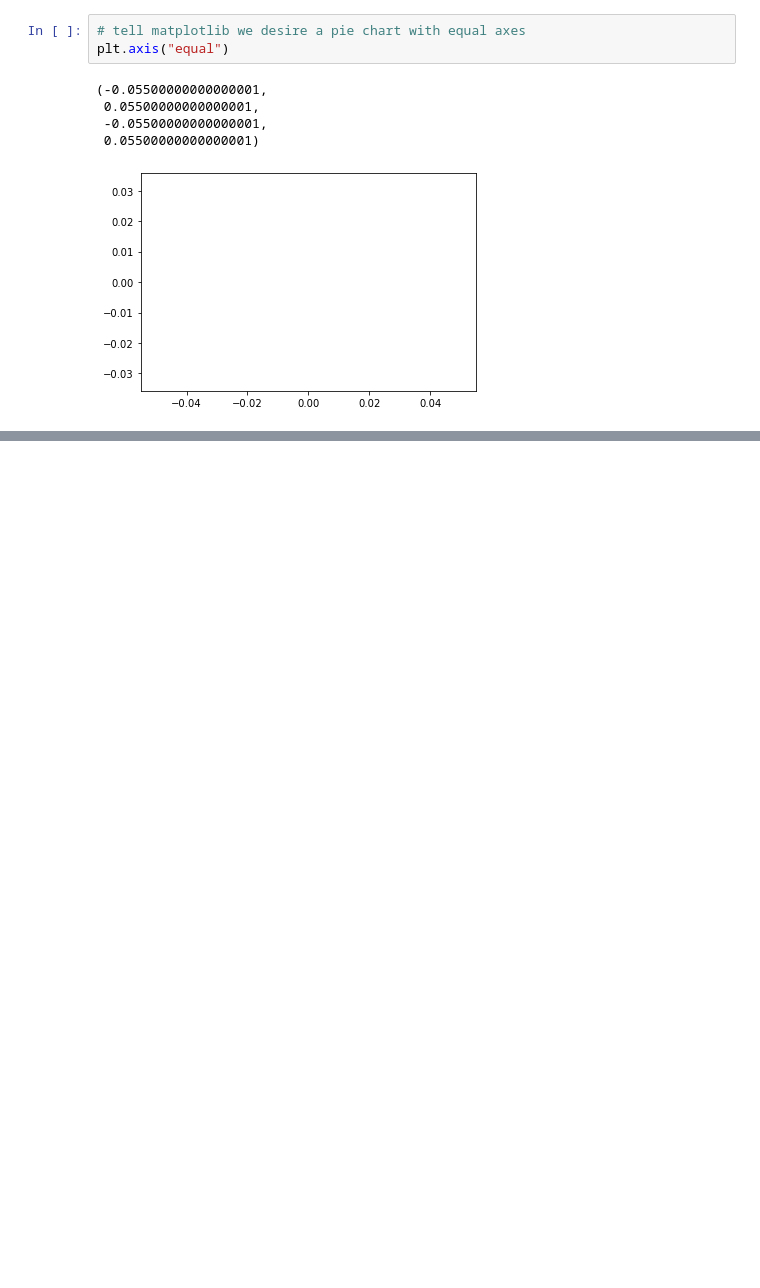
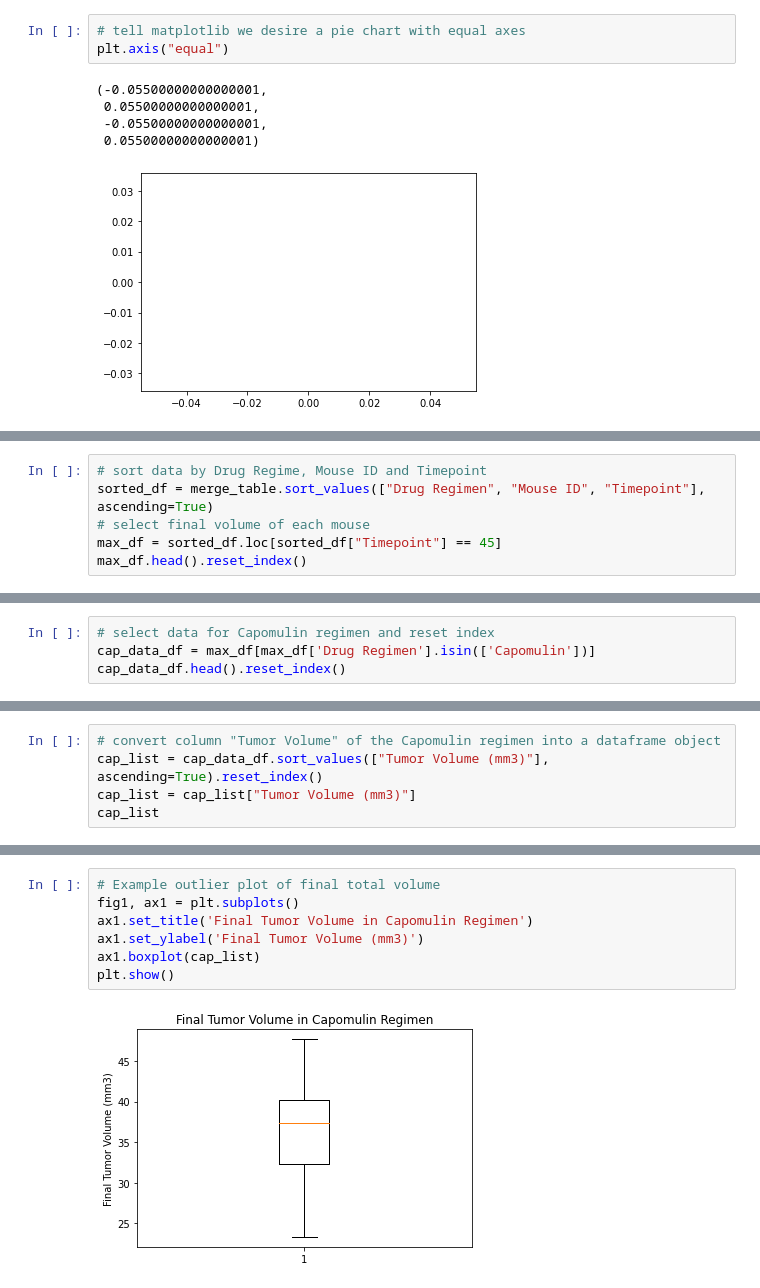
Before and after one commit to Steve-hub49/HW5_submission_matplotlib, a Jupyter notebook: Pymaceuticals/.ipynb, the cells around one changed output, grey strips where cells are left out. Saved outputs shown, nothing was run; the diff lists cells and outputs as text; blank space fills up the shorter version.

Commit message:
updated HW5 Pymaceuticals to include quartiles, outliers, and boxplots exercises

```diff
--- a/Pymaceuticals/.ipynb
+++ b/Pymaceuticals/.ipynb
@@ -208,0 +235,6 @@ plt.axis("equal")
+# %%
+# sort data by Drug Regime, Mouse ID and Timepoint
+sorted_df = merge_table.sort_values(["Drug Regimen", "Mouse ID", "Timepoint"], ascending=True)
+# select final volume of each mouse
+max_df = sorted_df.loc[sorted_df["Timepoint"] == 45]
+max_df.head().reset_index()
@@ -208,0 +248,4 @@ plt.axis("equal")
+# %%
+# select data for Capomulin regimen and reset index
+cap_data_df = max_df[max_df['Drug Regimen'].isin(['Capomulin'])]
+cap_data_df.head().reset_index()
@@ -208,0 +259,5 @@ plt.axis("equal")
+# %%
+# convert column "Tumor Volume" of the Capomulin regimen into a dataframe object
+cap_list = cap_data_df.sort_values(["Tumor Volume (mm3)"], ascending=True).reset_index()
+cap_list = cap_list["Tumor Volume (mm3)"]
+cap_list
@@ -208,0 +305,9 @@ plt.axis("equal")
+# %%
+# Example outlier plot of final total volume
+fig1, ax1 = plt.subplots()
+ax1.set_title('Final Tumor Volume in Capomulin Regimen')
+ax1.set_ylabel('Final Tumor Volume (mm3)')
+ax1.boxplot(cap_list)
+plt.show()
+# %% [output]
+[figure, added]
```
Also changed, not shown: parts of 21 cells of this notebook.
